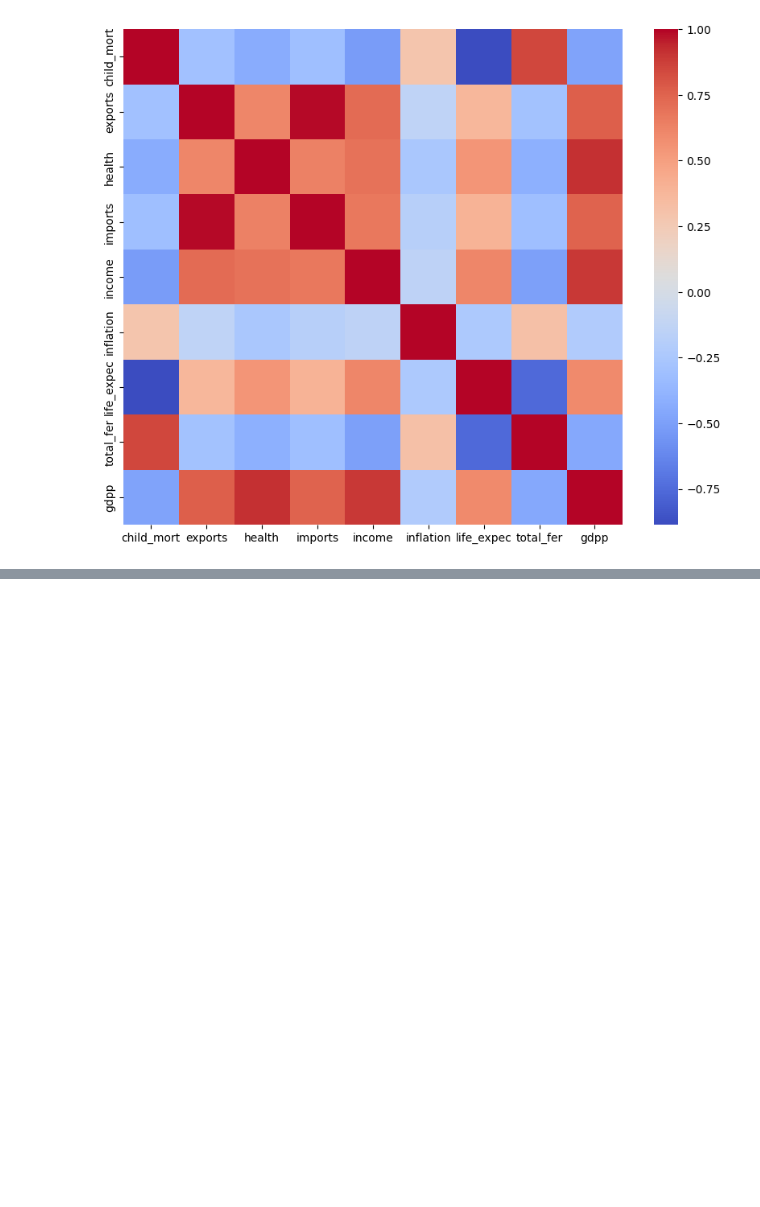
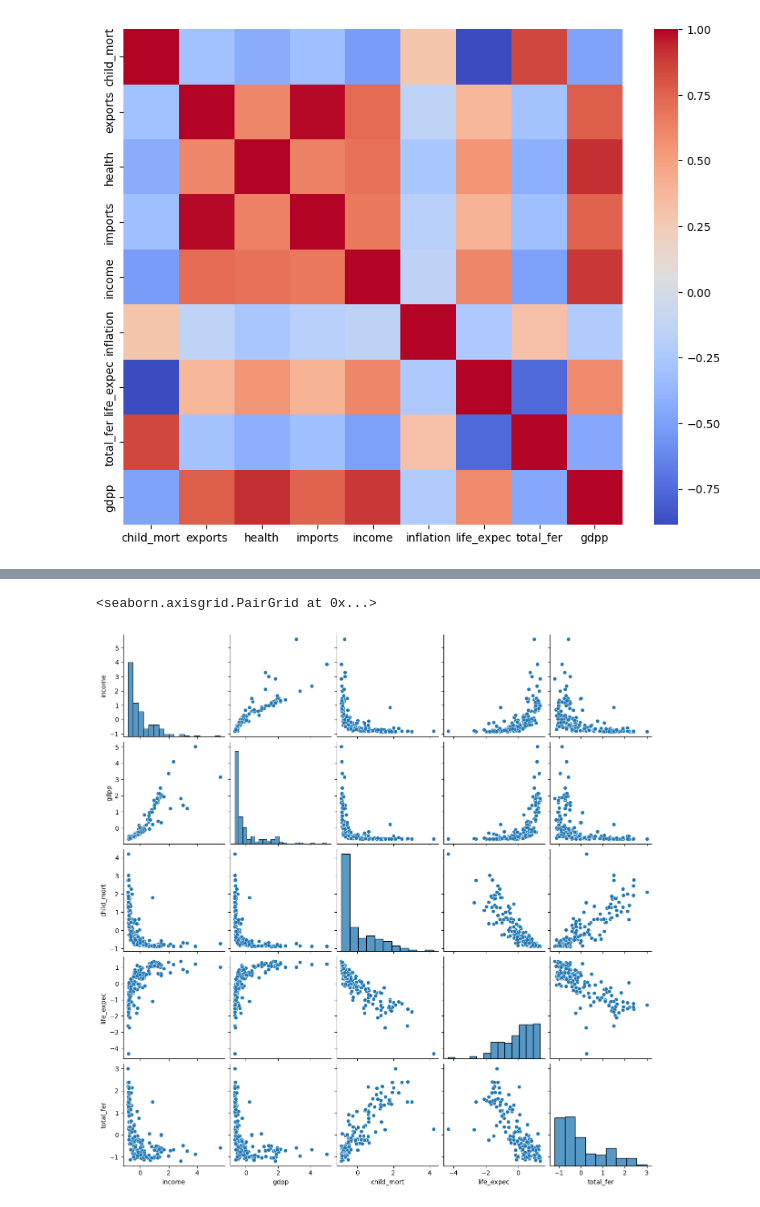
Before and after one commit to fermow/SBU-Data-Science-2026, a Jupyter notebook: Assignment_2/jupyter_notebooks_and_reports/Untitled.ipynb, the cells around one changed output, grey strips where cells are left out. Saved outputs shown, nothing was run; the diff lists cells and outputs as text; code cells hidden in the pictures; blank space fills up the shorter version.

```diff
--- a/Assignment_2/jupyter_notebooks_and_reports/Untitled.ipynb
+++ b/Assignment_2/jupyter_notebooks_and_reports/Untitled.ipynb
@@ -160,0 +169,6 @@ plt.show()
+# %%
+cols = ['income', 'gdpp', 'child_mort', 'life_expec', 'total_fer']
+sb.pairplot(scaled_df[cols])
+# %% [output]
+<seaborn.axisgrid.PairGrid at 0x...>
+[figure, added]
```
Also changed, not shown: parts of 5 cells of this notebook.
